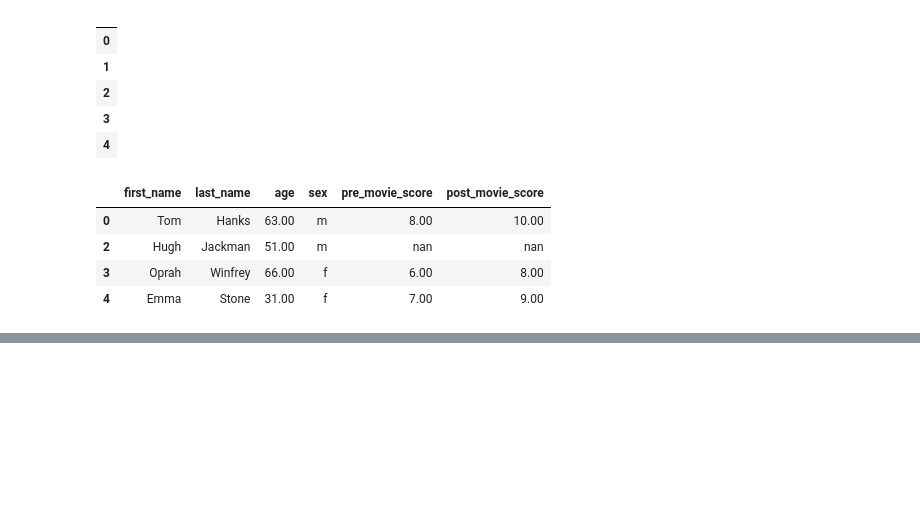
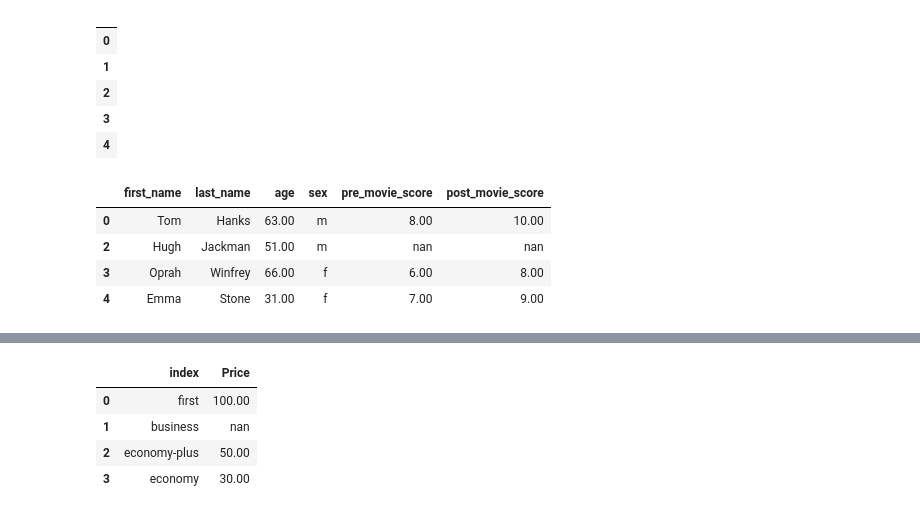
Before and after one commit to luiul/statistics-meets-logistics, a Jupyter notebook: prep-pandas/pandas5-missing-data.ipynb, the cells around one changed output, grey strips where cells are left out. Saved outputs shown, nothing was run; the diff lists cells and outputs as text; code cells hidden in the pictures; blank space fills up the shorter version.

```diff
--- a/prep-pandas/pandas5-missing-data.ipynb
+++ b/prep-pandas/pandas5-missing-data.ipynb
@@ -148,0 +243,6 @@ memory usage: 368.0+ bytes
+# %%
+ser = pd.Series(airline_tix)
+ser
+
+# in this series it makes sense to interpolate the value of the business ticket
+# here: a linear interpolation between 50 and 100
@@ -148,0 +263,4 @@ memory usage: 368.0+ bytes
+# %%
+df = pd.DataFrame(ser,columns=['Price'])
+
+# for some interpolation methods Pandas expects a DataFrame instead of a series
@@ -148,0 +283,10 @@ memory usage: 368.0+ bytes
+# %%
+df = df.reset_index()
+# %%
+df
+# %% [output]
+|  | index | Price |
+| 0 | first | 100.00 |
+| 1 | business | nan |
+| 2 | economy-plus | 50.00 |
+| 3 | economy | 30.00 |
```
Also changed, not shown: parts of 24 cells of this notebook, 2 other files.
